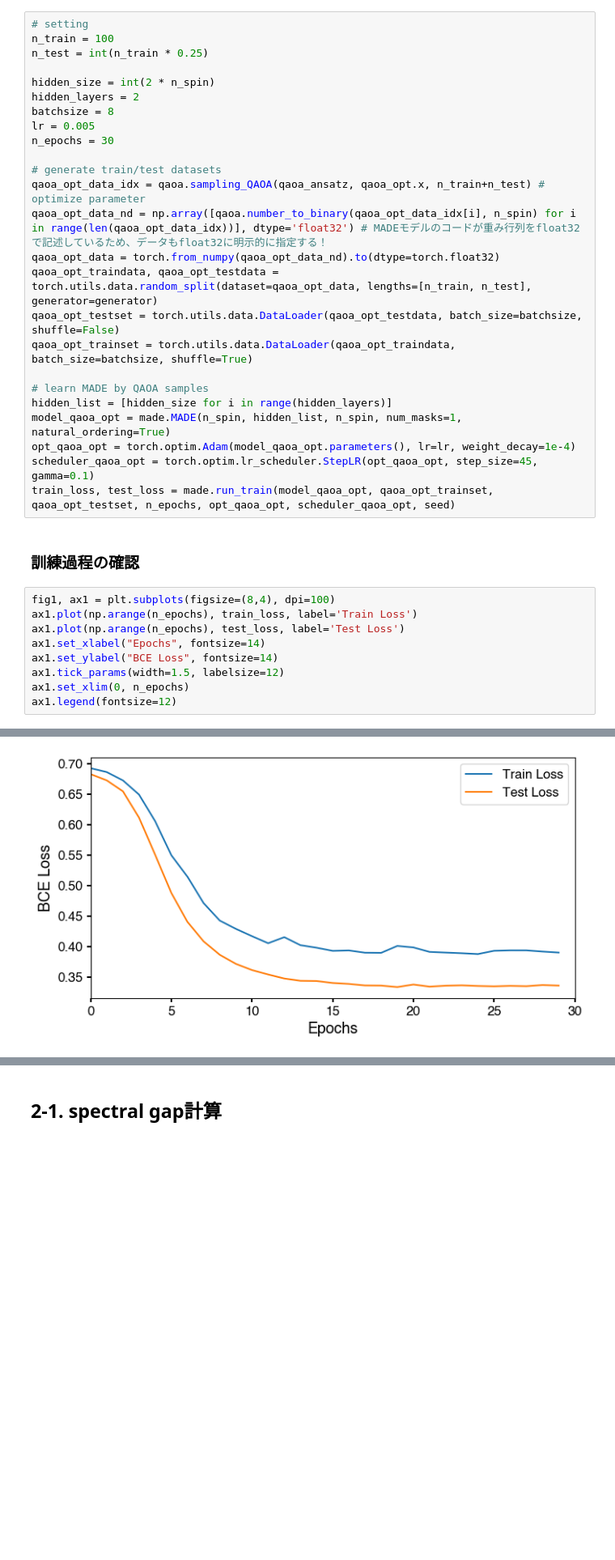
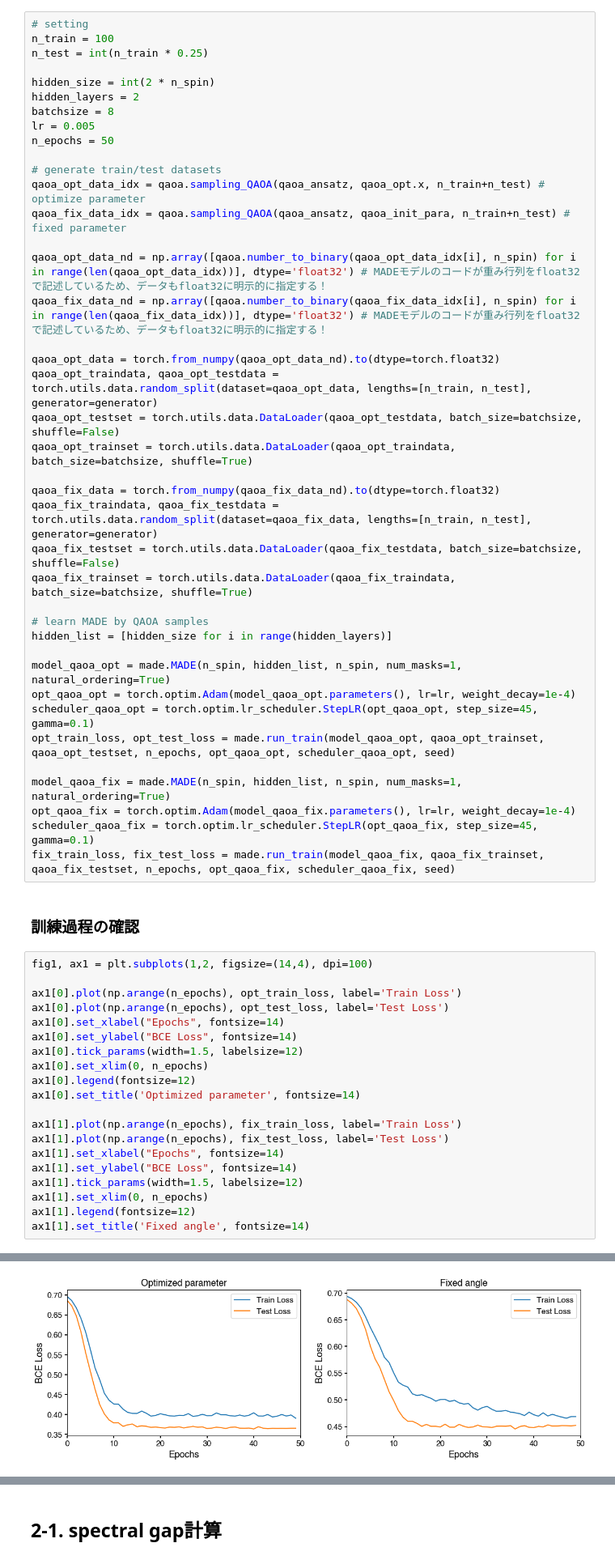
Before and after one commit to yuichiro-nakano/data_for_qaoa-made-mcmc, a Jupyter notebook: notebooks/20240720_made_mcmc_test.ipynb, the cells around one changed output, grey strips where cells are left out. Shown at 81% size. Saved outputs shown, nothing was run; the diff lists cells and outputs as text; blank space fills up the shorter version.

```diff
--- a/notebooks/20240720_made_mcmc_test.ipynb
+++ b/notebooks/20240720_made_mcmc_test.ipynb
@@ -60,31 +60,57 @@ hidden_size = int(2 * n_spin)
 hidden_layers = 2
 batchsize = 8
 lr = 0.005
-n_epochs = 30
+n_epochs = 50
 
 # generate train/test datasets
 qaoa_opt_data_idx = qaoa.sampling_QAOA(qaoa_ansatz, qaoa_opt.x, n_train+n_test) # optimize parameter
+qaoa_fix_data_idx = qaoa.sampling_QAOA(qaoa_ansatz, qaoa_init_para, n_train+n_test) # fixed parameter
+
 qaoa_opt_data_nd = np.array([qaoa.number_to_binary(qaoa_opt_data_idx[i], n_spin) for i in range(len(qaoa_opt_data_idx))], dtype='float32') # MADEモデルのコードが重み行列をfloat32で記述しているため、データもfloat32に明示的に指定する！
+qaoa_fix_data_nd = np.array([qaoa.number_to_binary(qaoa_fix_data_idx[i], n_spin) for i in range(len(qaoa_fix_data_idx))], dtype='float32') # MADEモデルのコードが重み行列をfloat32で記述しているため、データもfloat32に明示的に指定する！
+
 qaoa_opt_data = torch.from_numpy(qaoa_opt_data_nd).to(dtype=torch.float32)
 qaoa_opt_traindata, qaoa_opt_testdata = torch.utils.data.random_split(dataset=qaoa_opt_data, lengths=[n_train, n_test], generator=generator)
 qaoa_opt_testset = torch.utils.data.DataLoader(qaoa_opt_testdata, batch_size=batchsize, shuffle=False)
 qaoa_opt_trainset = torch.utils.data.DataLoader(qaoa_opt_traindata, batch_size=batchsize, shuffle=True)
 
+qaoa_fix_data = torch.from_numpy(qaoa_fix_data_nd).to(dtype=torch.float32)
+qaoa_fix_traindata, qaoa_fix_testdata = torch.utils.data.random_split(dataset=qaoa_fix_data, lengths=[n_train, n_test], generator=generator)
+qaoa_fix_testset = torch.utils.data.DataLoader(qaoa_fix_testdata, batch_size=batchsize, shuffle=False)
+qaoa_fix_trainset = torch.utils.data.DataLoader(qaoa_fix_traindata, batch_size=batchsize, shuffle=True)
+
 # learn MADE by QAOA samples
 hidden_list = [hidden_size for i in range(hidden_layers)]
+
 model_qaoa_opt = made.MADE(n_spin, hidden_list, n_spin, num_masks=1, natural_ordering=True)
 opt_qaoa_opt = torch.optim.Adam(model_qaoa_opt.parameters(), lr=lr, weight_decay=1e-4)
 scheduler_qaoa_opt = torch.optim.lr_scheduler.StepLR(opt_qaoa_opt, step_size=45, gamma=0.1)
-train_loss, test_loss = made.run_train(model_qaoa_opt, qaoa_opt_trainset, qaoa_opt_testset, n_epochs, opt_qaoa_opt, scheduler_qaoa_opt, seed)
+opt_train_loss, opt_test_loss = made.run_train(model_qaoa_opt, qaoa_opt_trainset, qaoa_opt_testset, n_epochs, opt_qaoa_opt, scheduler_qaoa_opt, seed)
+
+model_qaoa_fix = made.MADE(n_spin, hidden_list, n_spin, num_masks=1, natural_ordering=True)
+opt_qaoa_fix = torch.optim.Adam(model_qaoa_fix.parameters(), lr=lr, weight_decay=1e-4)
+scheduler_qaoa_fix = torch.optim.lr_scheduler.StepLR(opt_qaoa_fix, step_size=45, gamma=0.1)
+fix_train_loss, fix_test_loss = made.run_train(model_qaoa_fix, qaoa_fix_trainset, qaoa_fix_testset, n_epochs, opt_qaoa_fix, scheduler_qaoa_fix, seed)
 # %% [markdown]
 ### 訓練過程の確認
 # %%
-fig1, ax1 = plt.subplots(figsize=(8,4), dpi=100)
-ax1.plot(np.arange(n_epochs), train_loss, label='Train Loss')
-ax1.plot(np.arange(n_epochs), test_loss, label='Test Loss')
-ax1.set_xlabel("Epochs", fontsize=14)
-ax1.set_ylabel("BCE Loss", fontsize=14)
-ax1.tick_params(width=1.5, labelsize=12)
-ax1.set_xlim(0, n_epochs)
-ax1.legend(fontsize=12)
+fig1, ax1 = plt.subplots(1,2, figsize=(14,4), dpi=100)
+
+ax1[0].plot(np.arange(n_epochs), opt_train_loss, label='Train Loss')
+ax1[0].plot(np.arange(n_epochs), opt_test_loss, label='Test Loss')
+ax1[0].set_xlabel("Epochs", fontsize=14)
+ax1[0].set_ylabel("BCE Loss", fontsize=14)
+ax1[0].tick_params(width=1.5, labelsize=12)
+ax1[0].set_xlim(0, n_epochs)
+ax1[0].legend(fontsize=12)
+ax1[0].set_title('Optimized parameter', fontsize=14)
+
+ax1[1].plot(np.arange(n_epochs), fix_train_loss, label='Train Loss')
+ax1[1].plot(np.arange(n_epochs), fix_test_loss, label='Test Loss')
+ax1[1].set_xlabel("Epochs", fontsize=14)
+ax1[1].set_ylabel("BCE Loss", fontsize=14)
+ax1[1].tick_params(width=1.5, labelsize=12)
+ax1[1].set_xlim(0, n_epochs)
+ax1[1].legend(fontsize=12)
+ax1[1].set_title('Fixed angle', fontsize=14)
 # %% [output]
@@ -92 +118 @@ ax1.legend(fontsize=12)
-[figure, old version]
+[figure, new version]
```
Also changed, not shown: parts of 9 cells of this notebook.
